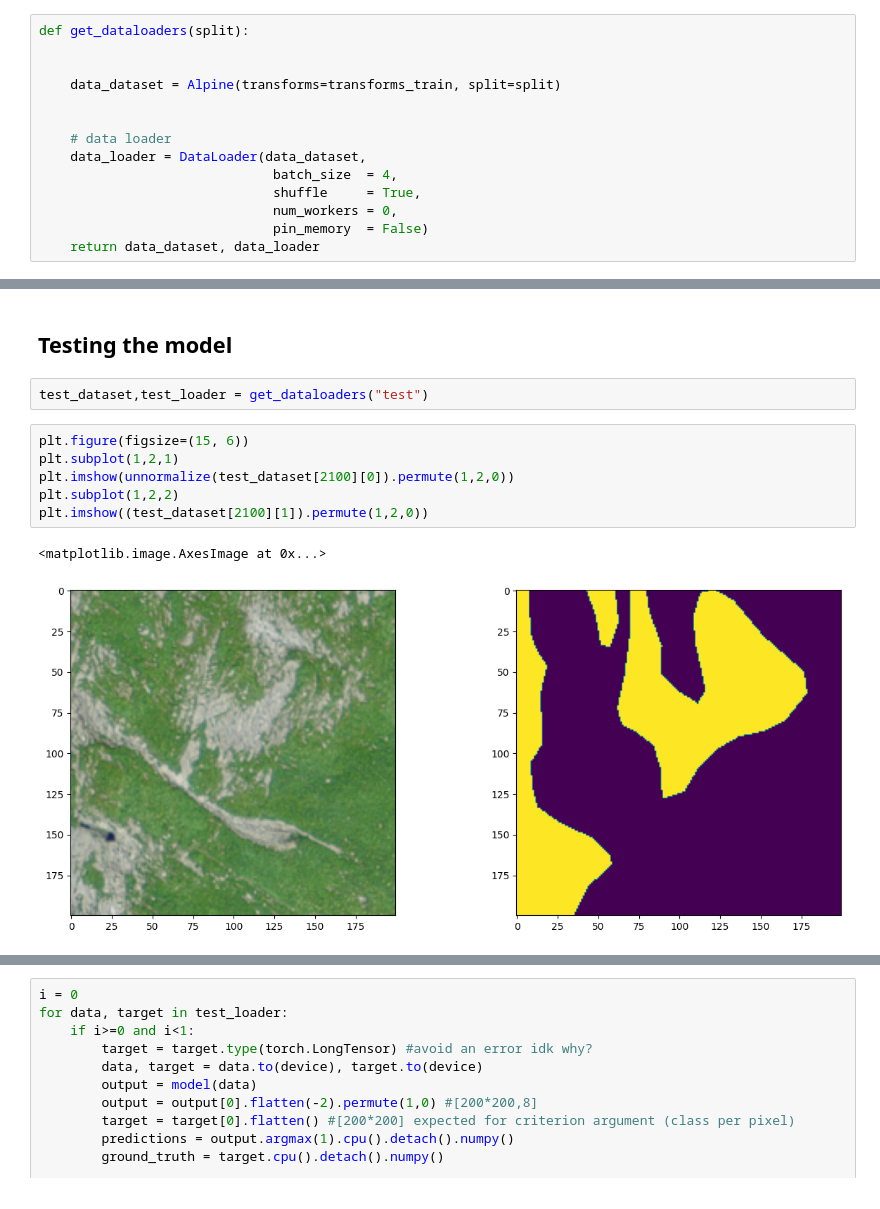
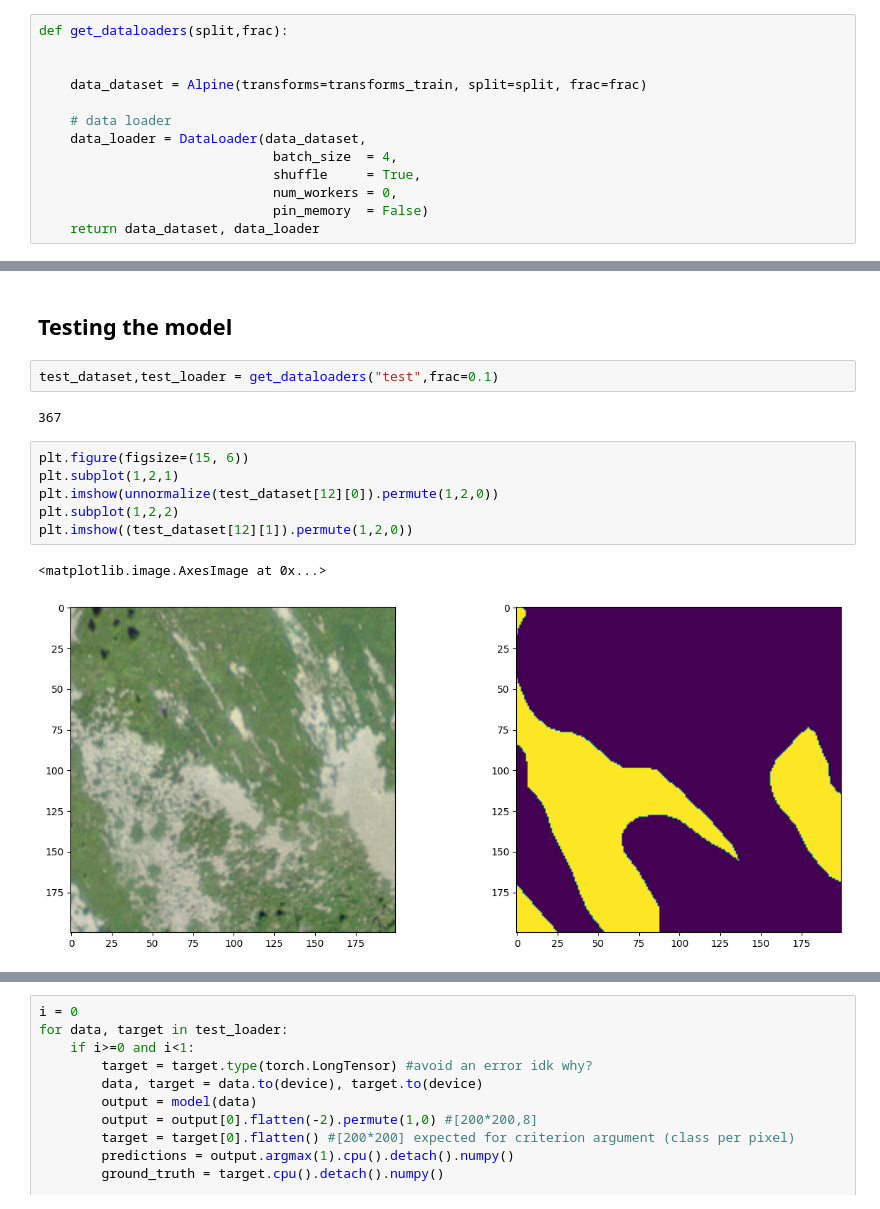
Before and after one commit to a-texier/IPEO-project-2022, a Jupyter notebook: Project-IPEO-2022.ipynb, the cells around one changed output, grey strips where cells are left out. Cells and saved outputs as stored; diff of their text form.

```diff
--- a/Project-IPEO-2022.ipynb
+++ b/Project-IPEO-2022.ipynb
@@ -527,11 +554,10 @@ class resunet(nn.Module):
 # %% [markdown]
 ## Getloader
 # %%
-def get_dataloaders(split):
+def get_dataloaders(split,frac):
 
 
-    data_dataset = Alpine(transforms=transforms_train, split=split)
-
+    data_dataset = Alpine(transforms=transforms_train, split=split, frac=frac)
 
     # data loader
     data_loader = DataLoader(data_dataset,
@@ -759,16 +785,18 @@ PlaysoundException:
 # %% [markdown]
 ## Testing the  model
 # %%
-test_dataset,test_loader = get_dataloaders("test")
+test_dataset,test_loader = get_dataloaders("test",frac=0.1)
+# %% [output]
+367
 # %%
 plt.figure(figsize=(15, 6))
 plt.subplot(1,2,1)
-plt.imshow(unnormalize(test_dataset[2100][0]).permute(1,2,0))
+plt.imshow(unnormalize(test_dataset[12][0]).permute(1,2,0))
 plt.subplot(1,2,2)
-plt.imshow((test_dataset[2100][1]).permute(1,2,0))
+plt.imshow((test_dataset[12][1]).permute(1,2,0))
 # %% [output]
 <matplotlib.image.AxesImage at 0x...>
-[figure, old version]
+[figure, new version]
 # %%
 model
 # %% [output]
```
Also changed, not shown: parts of 28 cells of this notebook.
